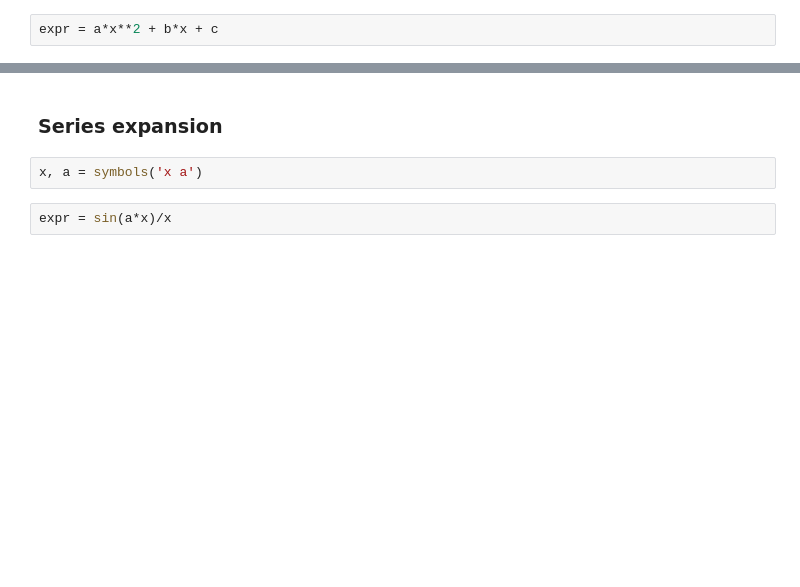
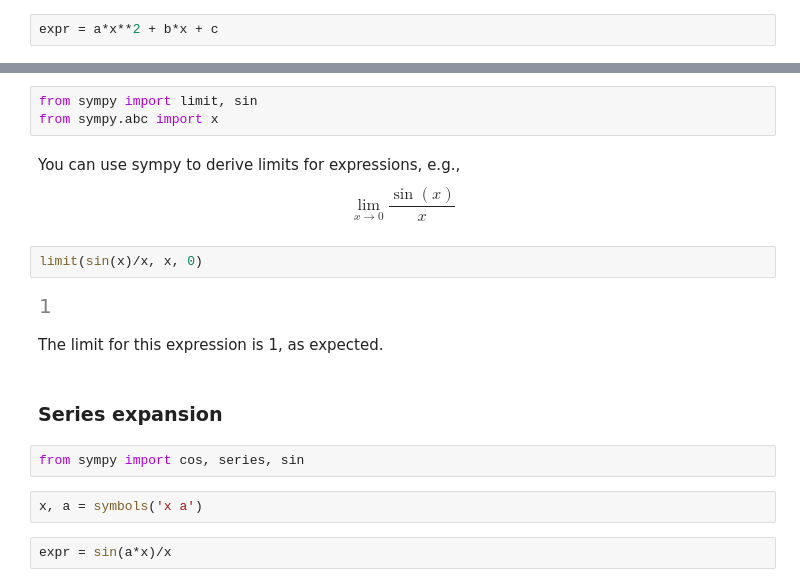
Before and after one commit to gjbex/Scientific-Python, a Jupyter notebook: source-code/sympy/sympy.ipynb, the cells around one changed output, grey strips where cells are left out. Saved outputs shown, nothing was run; the diff lists cells and outputs as text; blank space fills up the shorter version.

```diff
--- a/source-code/sympy/sympy.ipynb
+++ b/source-code/sympy/sympy.ipynb
@@ -336,5 +372,21 @@ expr.integrate(x)
+# %%
+from sympy import limit, sin
+from sympy.abc import x
+# %% [markdown]
+You can use sympy to derive limits for expressions, e.g.,
+$$
+    \lim_{x \to 0} \frac{\sin(x)}{x}
+$$
+# %%
+limit(sin(x)/x, x, 0)
+# %% [output]
+[figure, added]
+# %% [markdown]
+The limit for this expression is 1, as expected.
 # %% [markdown]
 ### Series expansion
+# %%
+from sympy import cos, series, sin
 # %%
 x, a = symbols('x a')
 # %%
```
Also changed, not shown: parts of 41 cells of this notebook.
